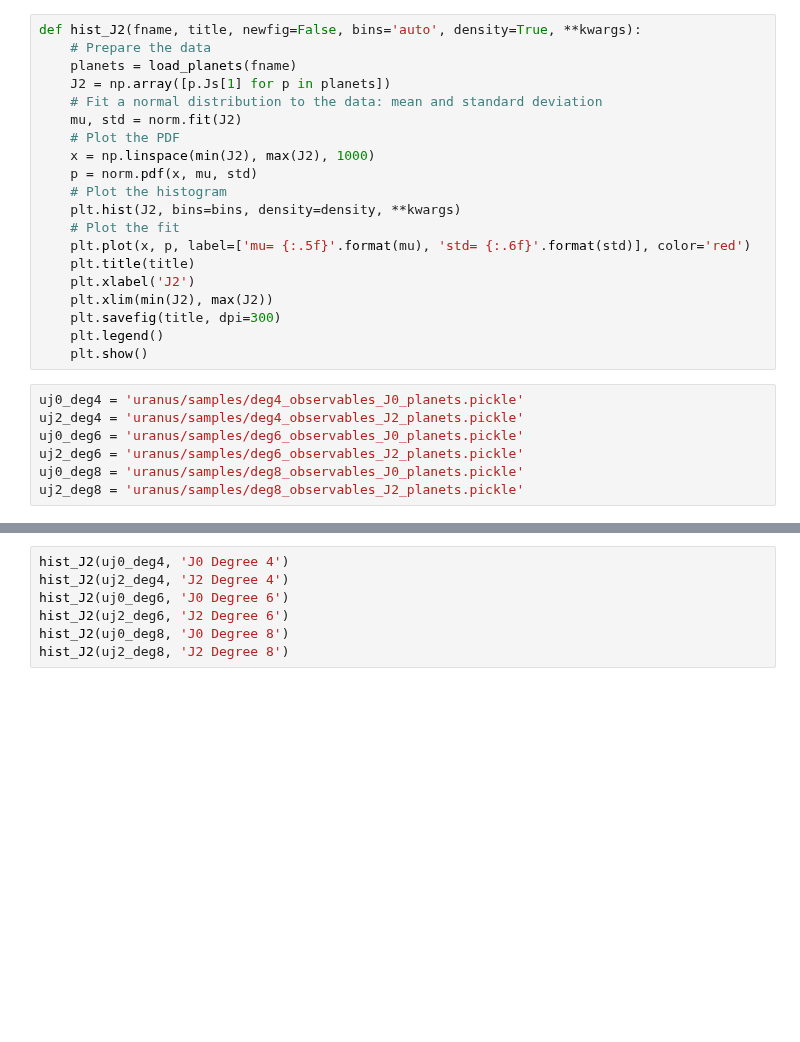
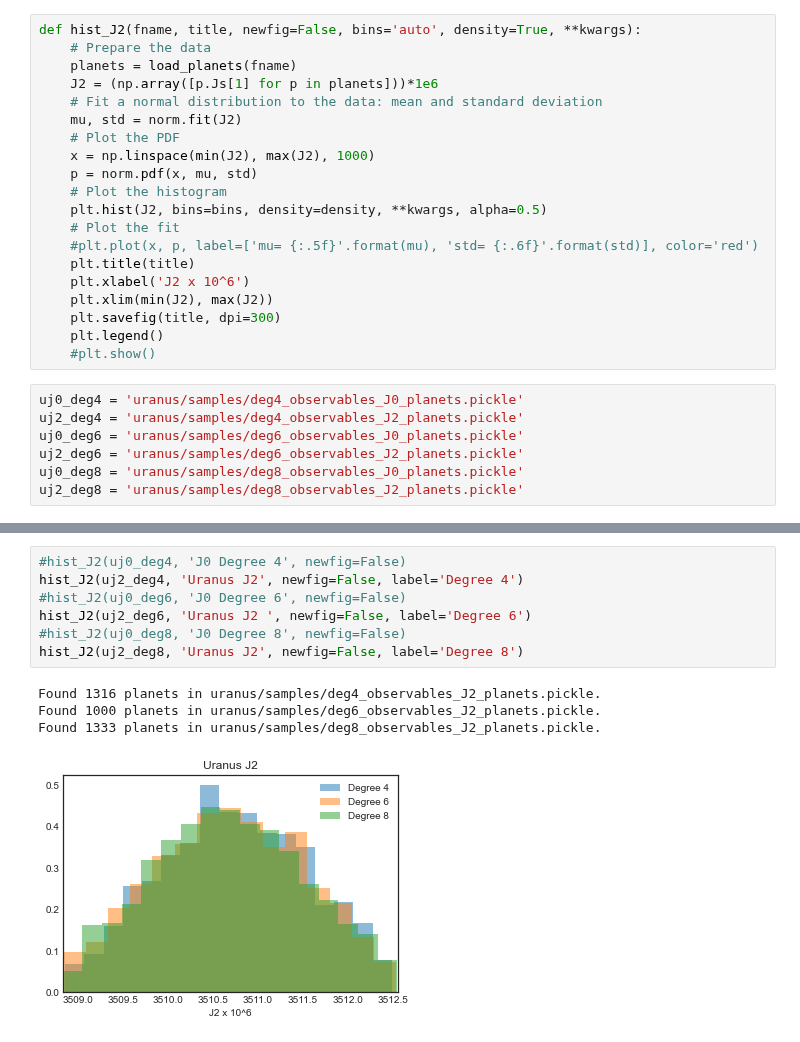
Before and after one commit to nmovshov/pyPIPE, a Jupyter notebook: Planets.ipynb, the cells around one changed output, grey strips where cells are left out. Cells and saved outputs as stored; diff of their text form; blank space fills up the shorter version.

```diff
--- a/Planets.ipynb
+++ b/Planets.ipynb
@@ -39,22 +59,22 @@ def hist_moi(fname, title, newfig=False, bins='auto', density=True, **kwargs):
 def hist_J2(fname, title, newfig=False, bins='auto', density=True, **kwargs):
     # Prepare the data
     planets = load_planets(fname)
-    J2 = np.array([p.Js[1] for p in planets])
+    J2 = (np.array([p.Js[1] for p in planets]))*1e6
     # Fit a normal distribution to the data: mean and standard deviation
     mu, std = norm.fit(J2)
     # Plot the PDF
     x = np.linspace(min(J2), max(J2), 1000)
     p = norm.pdf(x, mu, std)
     # Plot the histogram
-    plt.hist(J2, bins=bins, density=density, **kwargs)
+    plt.hist(J2, bins=bins, density=density, **kwargs, alpha=0.5)
     # Plot the fit
-    plt.plot(x, p, label=['mu= {:.5f}'.format(mu), 'std= {:.6f}'.format(std)], color='red')
+    #plt.plot(x, p, label=['mu= {:.5f}'.format(mu), 'std= {:.6f}'.format(std)], color='red')
     plt.title(title)
-    plt.xlabel('J2')
+    plt.xlabel('J2 x 10^6')
     plt.xlim(min(J2), max(J2))
     plt.savefig(title, dpi=300)
     plt.legend()
-    plt.show()
+    #plt.show()
 # %%
 uj0_deg4 = 'uranus/samples/deg4_observables_J0_planets.pickle'
 uj2_deg4 = 'uranus/samples/deg4_observables_J2_planets.pickle'
@@ -72,7 +97,12 @@ hist_moi(uj2_deg8, 'Uranus MoI J2 Degree 8')
 # %%
-hist_J2(uj0_deg4, 'J0 Degree 4')
-hist_J2(uj2_deg4, 'J2 Degree 4')
-hist_J2(uj0_deg6, 'J0 Degree 6')
-hist_J2(uj2_deg6, 'J2 Degree 6')
-hist_J2(uj0_deg8, 'J0 Degree 8')
-hist_J2(uj2_deg8, 'J2 Degree 8')
+#hist_J2(uj0_deg4, 'J0 Degree 4', newfig=False)
+hist_J2(uj2_deg4, 'Uranus J2', newfig=False, label='Degree 4')
+#hist_J2(uj0_deg6, 'J0 Degree 6', newfig=False)
+hist_J2(uj2_deg6, 'Uranus J2 ', newfig=False, label='Degree 6')
+#hist_J2(uj0_deg8, 'J0 Degree 8', newfig=False)
+hist_J2(uj2_deg8, 'Uranus J2', newfig=False, label='Degree 8')
+# %% [output]
+Found 1316 planets in uranus/samples/deg4_observables_J2_planets.pickle.
+Found 1000 planets in uranus/samples/deg6_observables_J2_planets.pickle.
+Found 1333 planets in uranus/samples/deg8_observables_J2_planets.pickle.
+[figure, added]
```
Also changed, not shown: parts of 7 cells of this notebook.
